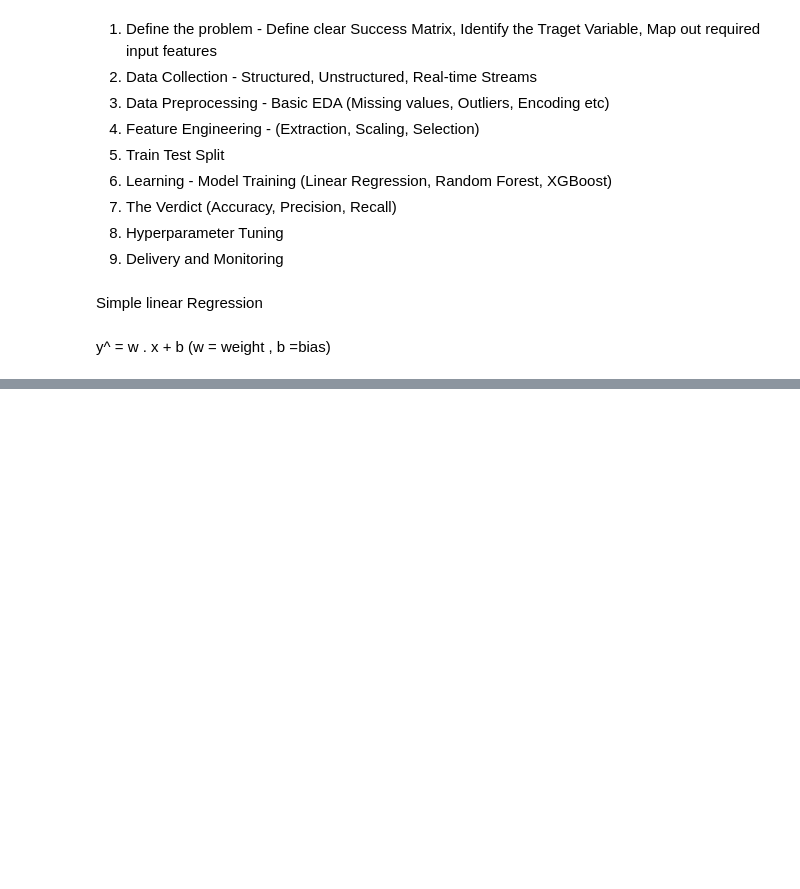
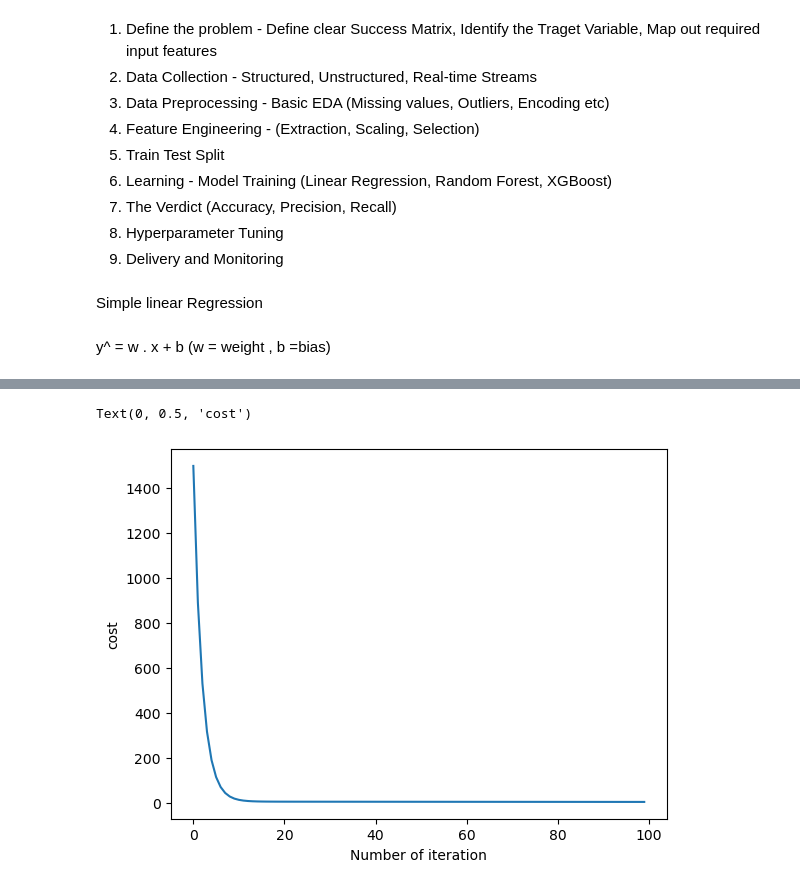
Before and after one commit to msanimfarhan/EndToEnd-MachineLearning, a Jupyter notebook: Simple-Linear-Regression.ipynb, the cells around one changed output, grey strips where cells are left out. Saved outputs shown, nothing was run; the diff lists cells and outputs as text; code cells hidden in the pictures; blank space fills up the shorter version.

```diff
--- a/Simple-Linear-Regression.ipynb
+++ b/Simple-Linear-Regression.ipynb
@@ -91,0 +194,7 @@ Text(0.5, 1.0, 'Cost: 4.0, for w=10.0 and b=3.0')
+# %%
+plt.plot(iteration[:100],cost_memo[:100])
+plt.xlabel("Number of iteration")
+plt.ylabel("cost")
+# %% [output]
+Text(0, 0.5, 'cost')
+[figure, added]
```
Also changed, not shown: parts of 16 cells of this notebook.
